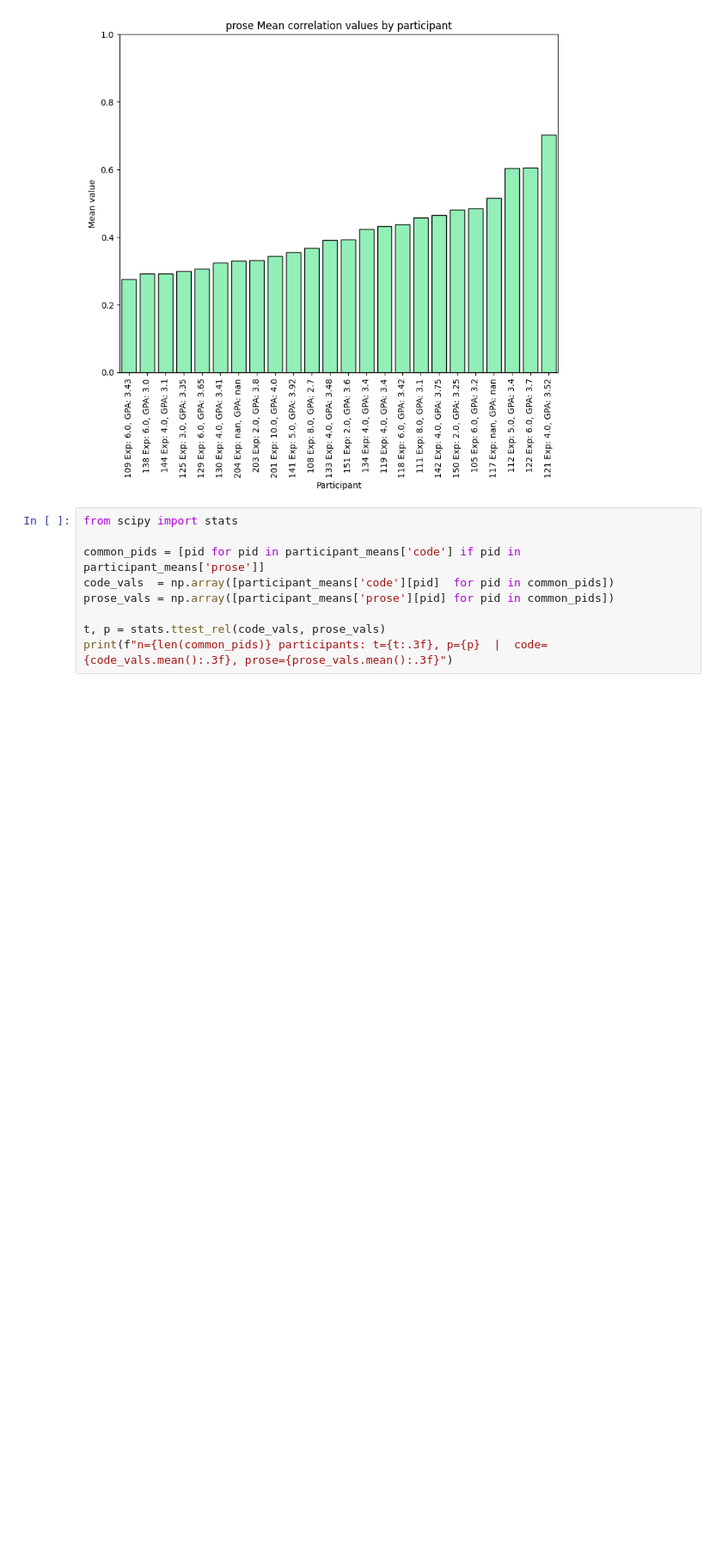
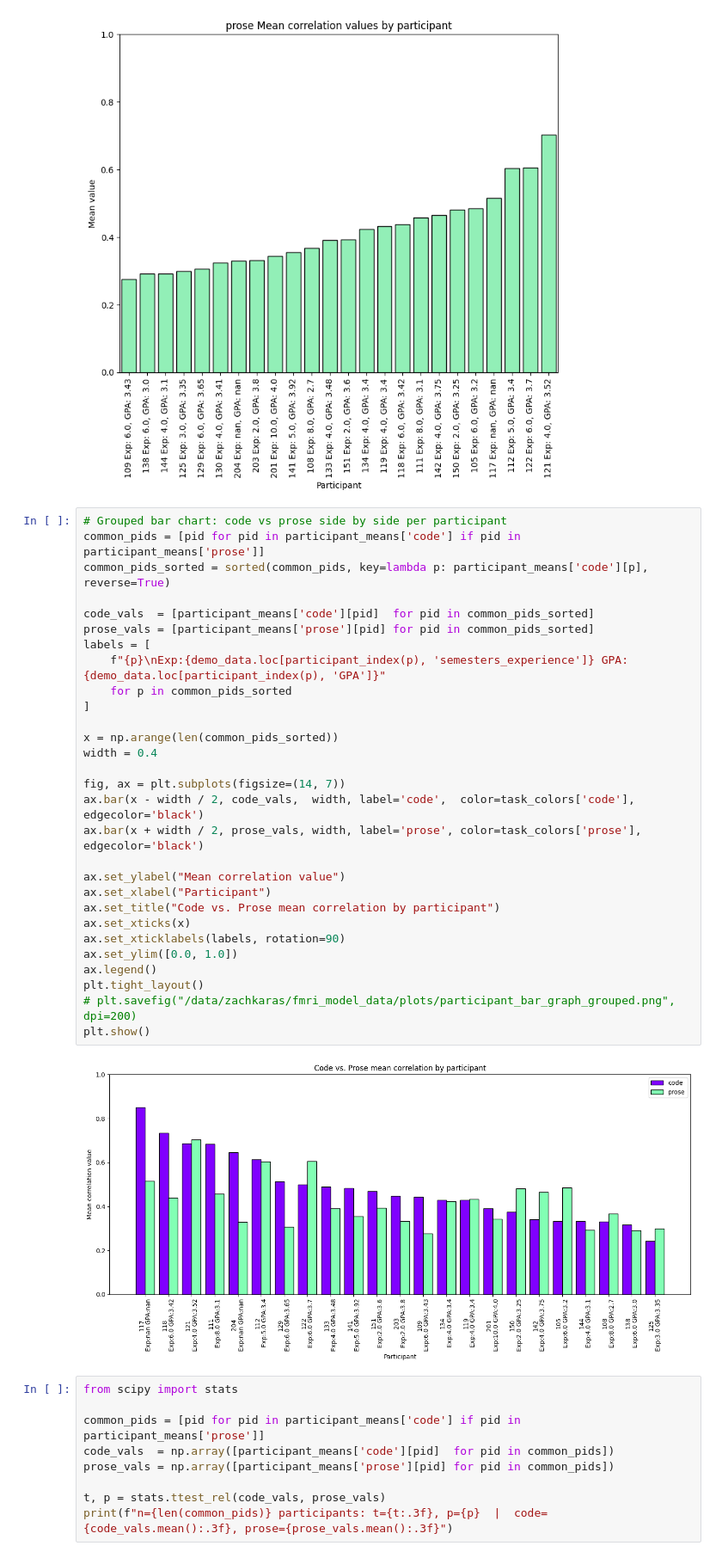
Before and after one commit to largehappygroup/fmri_model, a Jupyter notebook: analysis/fir/rq1_parameter_comparison.ipynb, the cells around one changed output. Shown at 86% size. Cells and saved outputs as stored; diff of their text form; blank space fills up the shorter version.

```diff
--- a/analysis/fir/rq1_parameter_comparison.ipynb
+++ b/analysis/fir/rq1_parameter_comparison.ipynb
@@ -154,6 +154,37 @@ for task in ['code', 'prose']:
 # %% [output]
 [figure]
 [figure]
+# %%
+# Grouped bar chart: code vs prose side by side per participant
+common_pids = [pid for pid in participant_means['code'] if pid in participant_means['prose']]
+common_pids_sorted = sorted(common_pids, key=lambda p: participant_means['code'][p], reverse=True)
+
+code_vals  = [participant_means['code'][pid]  for pid in common_pids_sorted]
+prose_vals = [participant_means['prose'][pid] for pid in common_pids_sorted]
+labels = [
+    f"{p}\nExp:{demo_data.loc[participant_index(p), 'semesters_experience']} GPA:{demo_data.loc[participant_index(p), 'GPA']}"
+    for p in common_pids_sorted
+]
+
+x = np.arange(len(common_pids_sorted))
+width = 0.4
+
+fig, ax = plt.subplots(figsize=(14, 7))
+ax.bar(x - width / 2, code_vals,  width, label='code',  color=task_colors['code'],  edgecolor='black')
+ax.bar(x + width / 2, prose_vals, width, label='prose', color=task_colors['prose'], edgecolor='black')
+
+ax.set_ylabel("Mean correlation value")
+ax.set_xlabel("Participant")
+ax.set_title("Code vs. Prose mean correlation by participant")
+ax.set_xticks(x)
+ax.set_xticklabels(labels, rotation=90)
+ax.set_ylim([0.0, 1.0])
+ax.legend()
+plt.tight_layout()
+# plt.savefig("/data/zachkaras/fmri_model_data/plots/participant_bar_graph_grouped.png", dpi=200)
+plt.show()
+# %% [output]
+[figure, added]
 # %%
 from scipy import stats
 
```
Also changed, not shown: 4 other files.
